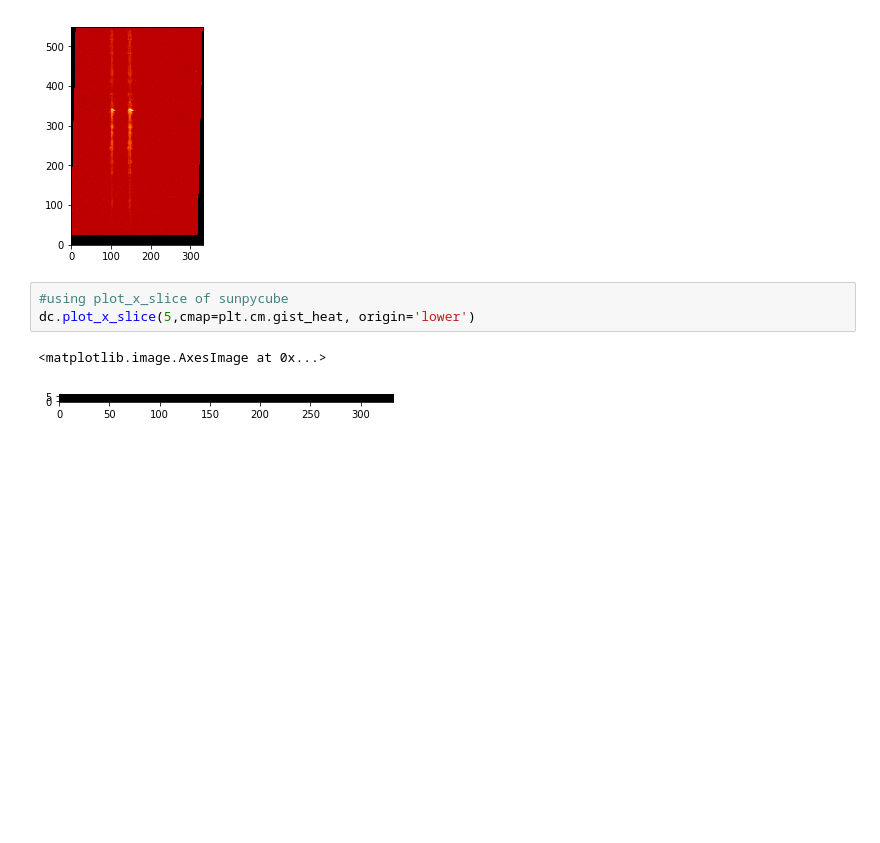
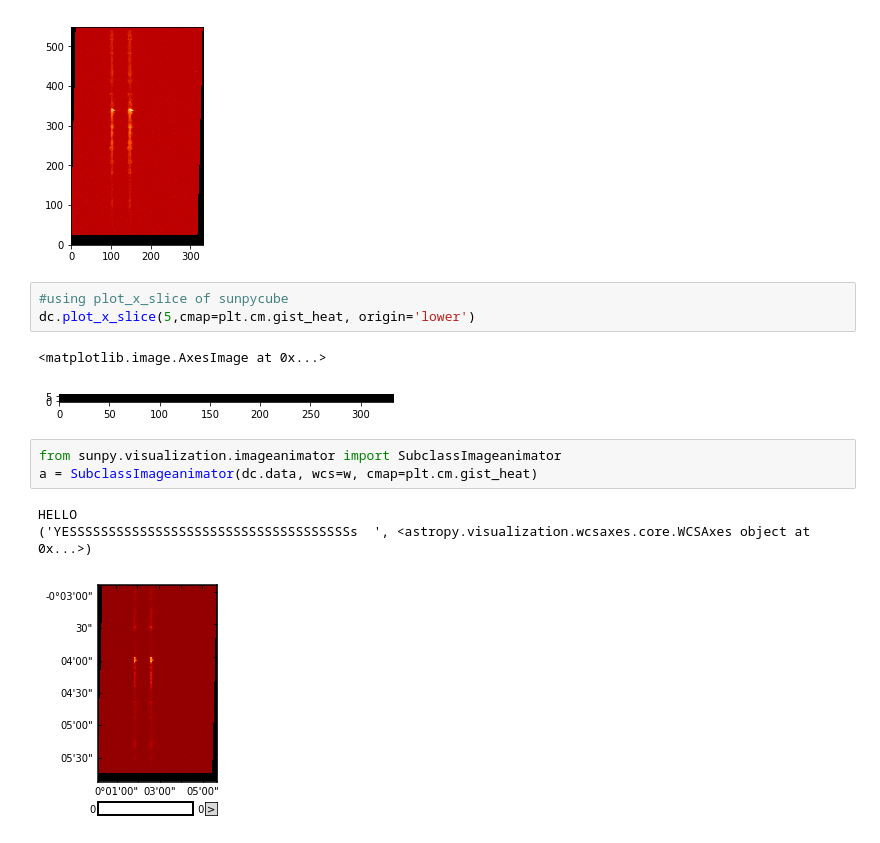
Before and after one commit to abit2/jupyter-notebooks, a Jupyter notebook: raster_without_old_class.ipynb, the cells around one changed output. Drawn from its saved outputs; the diff is of its cells as text; blank space fills up the shorter version.

```diff
--- a/raster_without_old_class.ipynb
+++ b/raster_without_old_class.ipynb
@@ -157,3 +157,10 @@ dc.plot_x_slice(5,cmap=plt.cm.gist_heat, origin='lower')
 # %% [output]
 <matplotlib.image.AxesImage at 0x...>
 [figure]
+# %%
+from sunpy.visualization.imageanimator import SubclassImageanimator
+a = SubclassImageanimator(dc.data, wcs=w, cmap=plt.cm.gist_heat)
+# %% [output]
+HELLO
+('YESSSSSSSSSSSSSSSSSSSSSSSSSSSSSSSSSSSSs  ', <astropy.visualization.wcsaxes.core.WCSAxes object at 0x...>)
+[figure, added]
```
Also changed, not shown: parts of 2 cells of this notebook.
